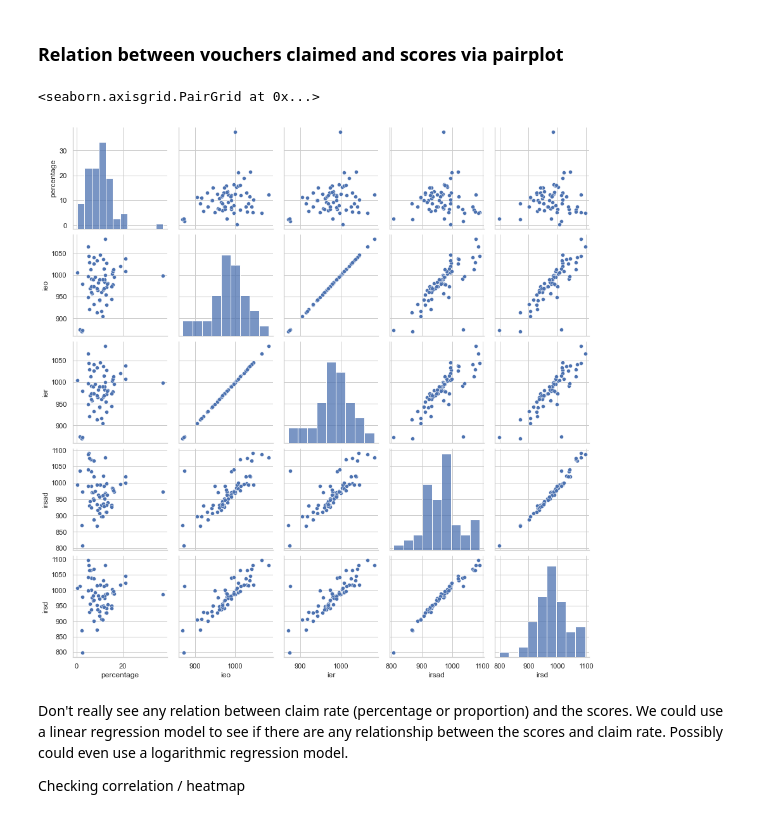
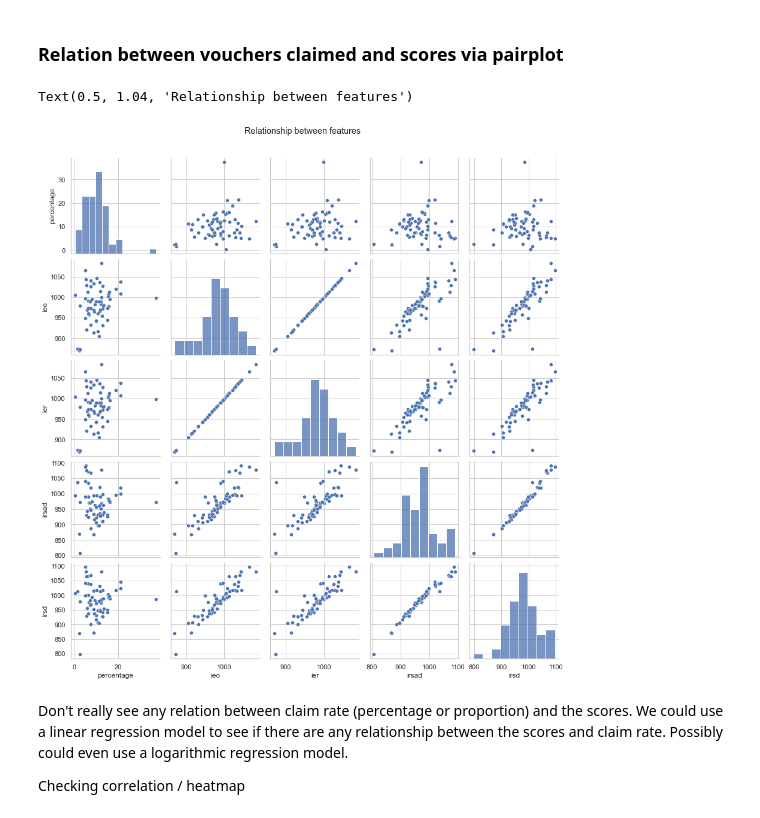
Before and after one commit to MQCOMP2200-S2-2021/Data-Science-Labs, a Jupyter notebook: Portfolio 2 - Christopher Rudolph.ipynb, the cells around one changed output. Saved outputs shown, nothing was run; the diff lists cells and outputs as text; code cells hidden in the pictures.

```diff
--- a/Portfolio 2 - Christopher Rudolph.ipynb
+++ b/Portfolio 2 - Christopher Rudolph.ipynb
@@ -1016,10 +1023,11 @@ When there is more than two columns, it becomes difficult to see if there is a r
 # %% [markdown]
 ### Relation between vouchers claimed and scores via pairplot
 # %%
-sns.pairplot(lgaClaim_scores[list(lgaClaim_scores.columns[-5:])])
+g = sns.pairplot(lgaClaim_scores[list(lgaClaim_scores.columns[-5:])])
+g.fig.suptitle("Relationship between features", y=1.04)
 # %% [output]
-<seaborn.axisgrid.PairGrid at 0x...>
+Text(0.5, 1.04, 'Relationship between features')
-[figure, old version]
+[figure, new version]
 # %% [markdown]
 Don't really see any relation between claim rate (percentage or proportion) and the scores. We could use a linear regression model to see if there are any relationship between the scores and claim rate. Possibly could even use a logarithmic regression model.
 
```
Also changed, not shown: parts of 18 cells of this notebook, 1 other file.
